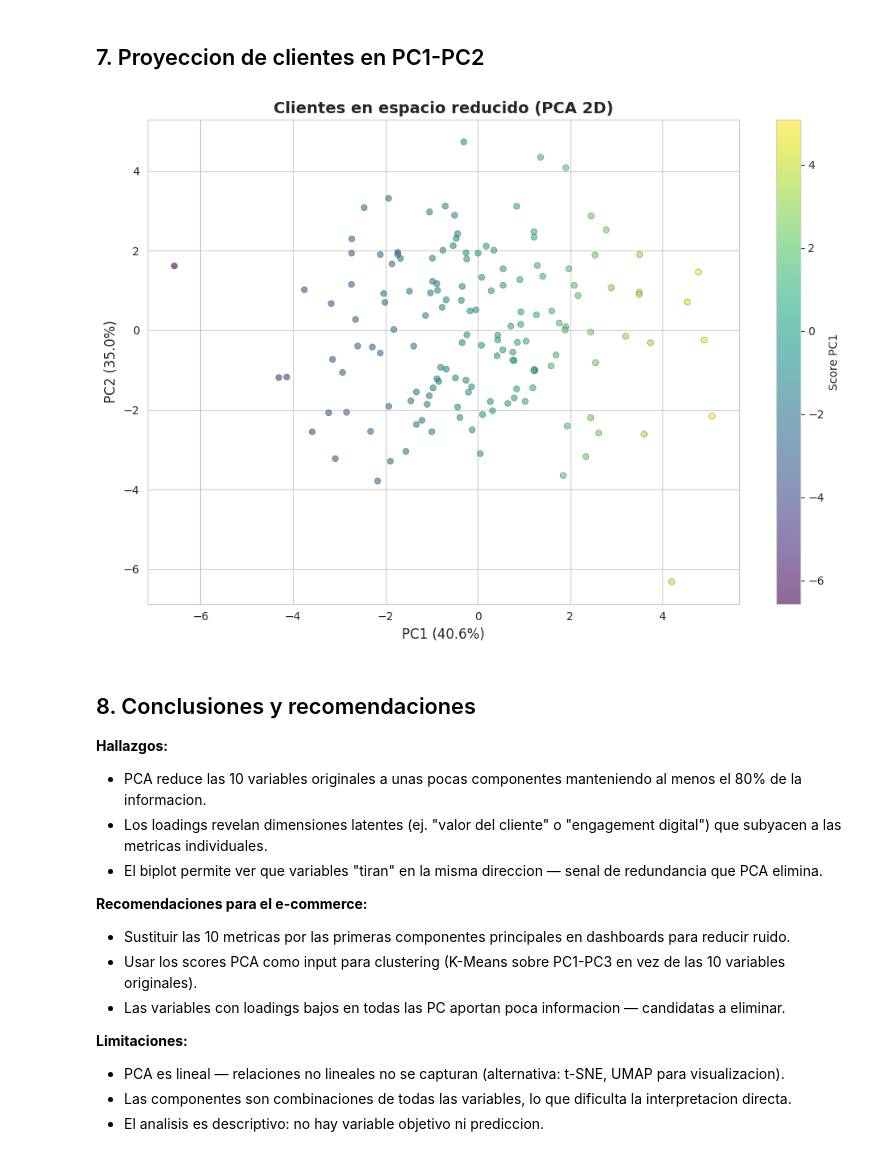
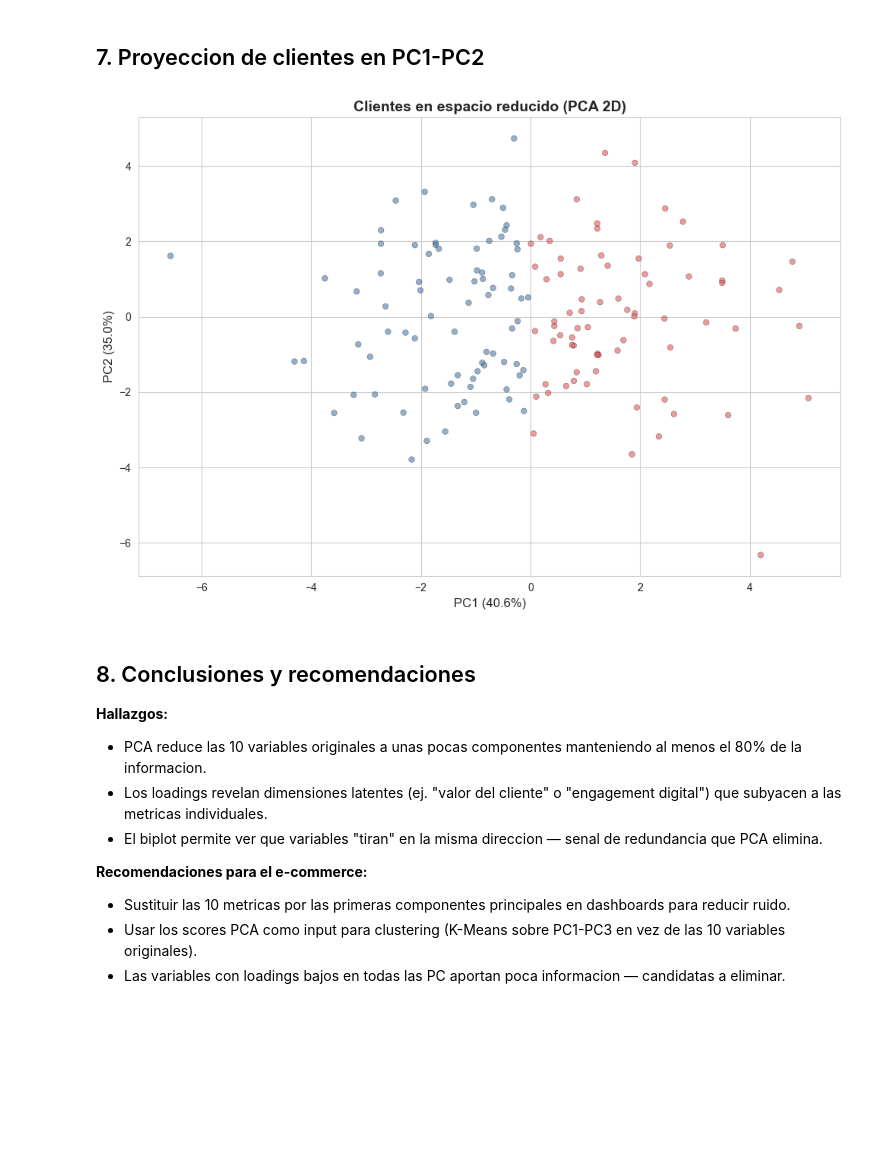
Before and after one commit to BORJAMOME/Data-Analytics-Portfolio, a Jupyter notebook: 03-Machine-Learning/02-no-supervisado/reduccion-dimensionalidad/pca/01-analisis-emails/notebook.ipynb, the cells around one changed output. Cells and saved outputs as stored; diff of their text form; code cells hidden in the pictures; blank space fills up the shorter version.

```diff
--- a/03-Machine-Learning/02-no-supervisado/reduccion-dimensionalidad/pca/01-analisis-emails/notebook.ipynb
+++ b/03-Machine-Learning/02-no-supervisado/reduccion-dimensionalidad/pca/01-analisis-emails/notebook.ipynb
@@ -189,17 +164,35 @@ plt.show()
 # %% [markdown]
 ## 7. Proyeccion de clientes en PC1-PC2
 # %%
+from matplotlib.colors import ListedColormap
+
+# Dos grupos según el signo de PC1
+grupo = (X_pca[:, 0] > 0).astype(int)
+
+# Dos colores personalizados
+cmap = ListedColormap(["#4E79A7", "#E15759"])
+
 fig, ax = plt.subplots(figsize=(10, 7))
-scatter = ax.scatter(X_pca[:, 0], X_pca[:, 1], c=X_pca[:, 0], cmap="viridis",
-                     alpha=0.6, s=30, edgecolors="k", linewidths=0.3)
-plt.colorbar(scatter, ax=ax, label="Score PC1")
+
+scatter = ax.scatter(
+    X_pca[:, 0],
+    X_pca[:, 1],
+    c=grupo,
+    cmap=cmap,
+    alpha=0.6,
+    s=30,
+    edgecolors="k",
+    linewidths=0.3
+)
+
 ax.set_xlabel(f"PC1 ({var_exp[0]*100:.1f}%)", fontsize=12)
 ax.set_ylabel(f"PC2 ({var_exp[1]*100:.1f}%)", fontsize=12)
 ax.set_title("Clientes en espacio reducido (PCA 2D)", fontsize=14, fontweight="bold")
+
 plt.tight_layout()
 plt.show()
 # %% [output]
-[figure, old version]
+[figure, new version]
 # %% [markdown]
 ## 8. Conclusiones y recomendaciones
 
@@ -212,8 +205,3 @@ plt.show()
 - Sustituir las 10 metricas por las primeras componentes principales en dashboards para reducir ruido.
 - Usar los scores PCA como input para clustering (K-Means sobre PC1-PC3 en vez de las 10 variables originales).
 - Las variables con loadings bajos en todas las PC aportan poca informacion — candidatas a eliminar.
-
-**Limitaciones:**
-- PCA es lineal — relaciones no lineales no se capturan (alternativa: t-SNE, UMAP para visualizacion).
-- Las componentes son combinaciones de todas las variables, lo que dificulta la interpretacion directa.
-- El analisis es descriptivo: no hay variable objetivo ni prediccion.
```
Also changed, not shown: parts of 7 cells of this notebook, 1 other file.
